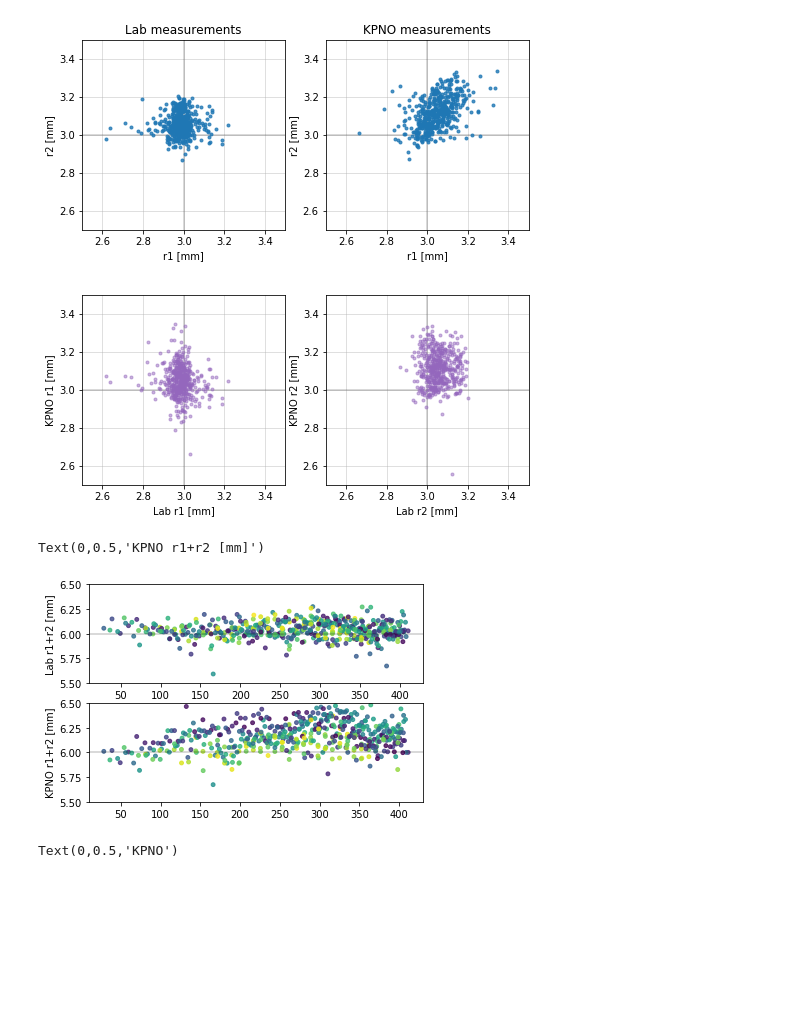
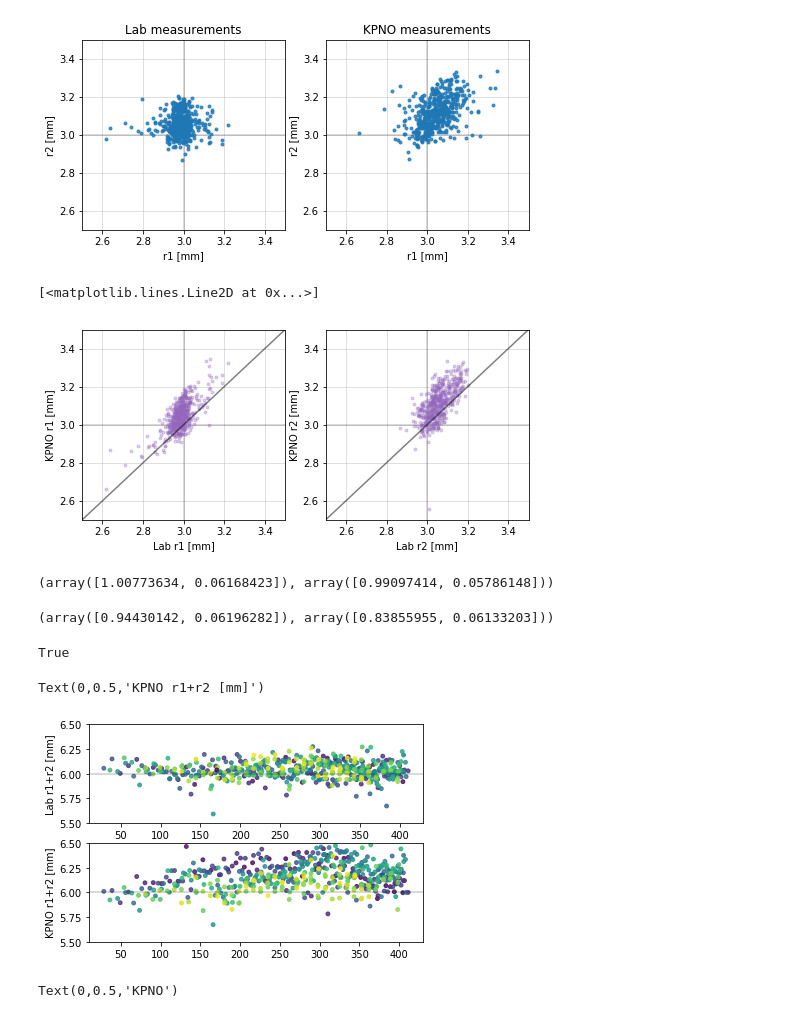
Before and after one commit to desihub/fpqa, a Jupyter notebook: nb/petal-calib-qa.ipynb, the cells around one changed output. Cells and saved outputs as stored; diff of their text form; code cells hidden in the pictures; blank space fills up the shorter version.

```diff
--- a/nb/petal-calib-qa.ipynb
+++ b/nb/petal-calib-qa.ipynb
@@ -34,7 +36,7 @@ def get_petal_calib(petal_loc, firstlast='last'):
         petal_id2loc[pid] = ploc
 
     petal_id = petal_loc2id[petal_loc]
-    print('Getting calib for petal_id={} installed at petal_loc={}'.format(petal_id, petal_loc))
+    print('Getting latest calib for petal_id={} installed at petal_loc={}'.format(petal_id, petal_loc))
 
     if firstlast == 'last':
         minmax = 'max'
@@ -69,6 +71,15 @@ def get_petal_calib(petal_loc, firstlast='last'):
     tx.meta['PETAL_ID'] = petal_id
     tx.meta['PETAL_LOC'] = petal_loc
 
+    tx.sort('device_loc')
+
+    tmin = np.min(tx['time_recorded'])
+    tmax = np.max(tx['time_recorded'])
+    print('includes calibrations uploaded from {} to {}'.format(
+        tmin.strftime('%Y-%m-%d %H:%M:%S'),
+        tmax.strftime('%Y-%m-%d %H:%M:%S'),
+    ))
+
     return tx
 # %%
 t0 = get_petal_calib(0)
@@ -273,23 +305,40 @@ Text(0.5,1,'KPNO measurements')
 # %%
 def plotrab(a, b, r='r1', color='C4'):
     axhline(3.0, color='k', alpha=0.2)
     axvline(3.0, color='k', alpha=0.2)
-    plot(t0a[r], t0b[r], '.', alpha=0.5, color=color)
+    plot(t0a[r], t0b[r], '.', alpha=0.3, color=color)
     xlabel('Lab {} [mm]'.format(r))
     ylabel('KPNO {} [mm]'.format(r))
     xlim(2.5, 3.5); ylim(2.5, 3.5)
     grid()
 
 
 figure(figsize=(8,3.5))
 
 subplot(121)
 plotrab(t0a, t0b, 'r1')
+plot([2.5,3.5], [2.5, 3.5], color='k', alpha=0.5)
+
 
 subplot(122)
 plotrab(t0a, t0b, 'r2')
+plot([2.5,3.5], [2.5, 3.5], color='k', alpha=0.5)
 # %% [output]
+[<matplotlib.lines.Line2D at 0x...>]
-[figure, old version]
+[figure, new version]
+# %%
+np.polyfit(t0a['r1']-3, t0b['r1']-3, 1), np.polyfit(t0a['r2']-3, t0b['r2']-3, 1)
+# %% [output]
+(array([1.00773634, 0.06168423]), array([0.99097414, 0.05786148]))
+# %%
+ii = (2.9 < t0a['r1']) & (t0a['r1'] < 3.1) & (2.9 < t0a['r2']) & (t0a['r2'] < 3.1)
+np.polyfit(t0a['r1'][ii]-3, t0b['r1'][ii]-3, 1), np.polyfit(t0a['r2'][ii]-3, t0b['r2'][ii]-3, 1)
+# %% [output]
+(array([0.94430142, 0.06196282]), array([0.83855955, 0.06133203]))
+# %%
+np.all(t0a['device_loc'] == t0b['device_loc'])
+# %% [output]
+True
 # %%
 def plot_rr(tx):
     axhline(6.0, color='k', alpha=0.2)
@@ -311,7 +360,7 @@ plot_rr(t0b)
 ylabel('KPNO r1+r2 [mm]')
 # %% [output]
 Text(0,0.5,'KPNO r1+r2 [mm]')
-[figure, old version]
+[figure, new version]
 # %%
 def plot_rxy(tx, label=None):
     r12 = tx['r1'] + tx['r2']
```
Also changed, not shown: parts of 17 cells of this notebook.
